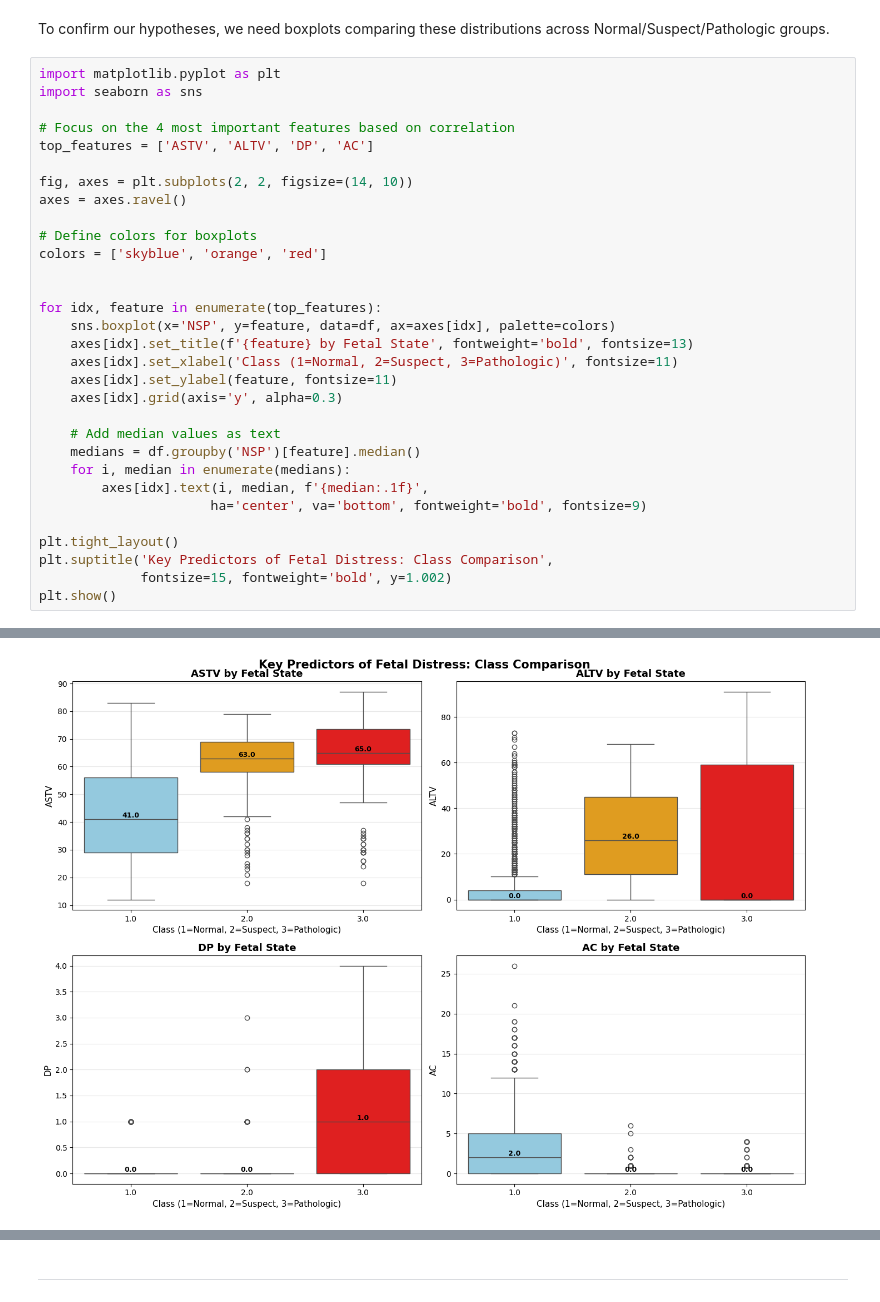
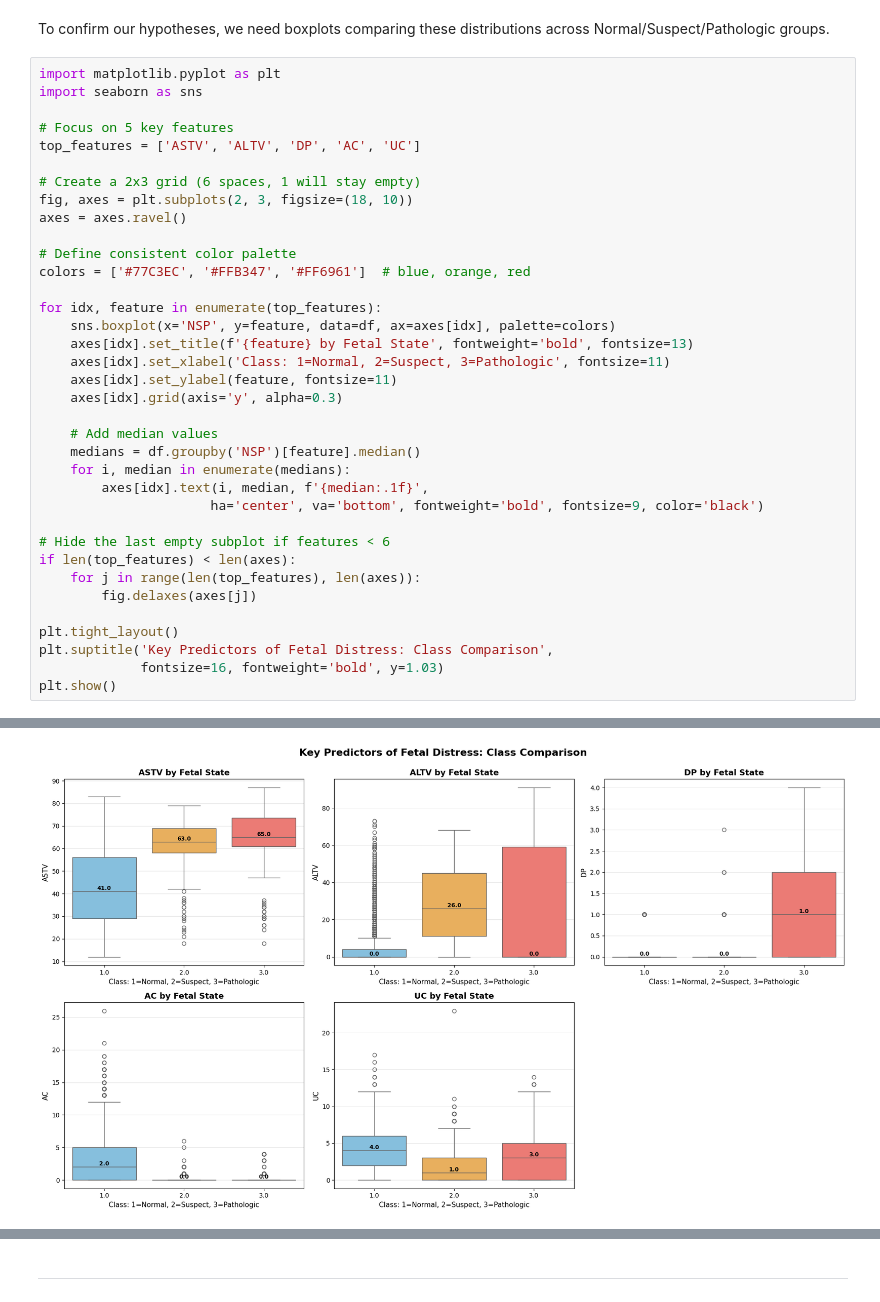
Before and after one commit to ngzhiwei517/Datathon_lifeline_2025, a Jupyter notebook: Datathon.ipynb, the cells around one changed output, grey strips where cells are left out. Saved outputs shown, nothing was run; the diff lists cells and outputs as text.

```diff
--- a/Datathon.ipynb
+++ b/Datathon.ipynb
@@ -837,32 +837,37 @@ To confirm our hypotheses, we need boxplots comparing these distributions across
 import matplotlib.pyplot as plt
 import seaborn as sns
 
-# Focus on the 4 most important features based on correlation
-top_features = ['ASTV', 'ALTV', 'DP', 'AC']
+# Focus on 5 key features
+top_features = ['ASTV', 'ALTV', 'DP', 'AC', 'UC']
 
-fig, axes = plt.subplots(2, 2, figsize=(14, 10))
+# Create a 2x3 grid (6 spaces, 1 will stay empty)
+fig, axes = plt.subplots(2, 3, figsize=(18, 10))
 axes = axes.ravel()
 
-# Define colors for boxplots
-colors = ['skyblue', 'orange', 'red']
-
+# Define consistent color palette
+colors = ['#77C3EC', '#FFB347', '#FF6961']  # blue, orange, red
 
 for idx, feature in enumerate(top_features):
     sns.boxplot(x='NSP', y=feature, data=df, ax=axes[idx], palette=colors)
     axes[idx].set_title(f'{feature} by Fetal State', fontweight='bold', fontsize=13)
-    axes[idx].set_xlabel('Class (1=Normal, 2=Suspect, 3=Pathologic)', fontsize=11)
+    axes[idx].set_xlabel('Class: 1=Normal, 2=Suspect, 3=Pathologic', fontsize=11)
     axes[idx].set_ylabel(feature, fontsize=11)
     axes[idx].grid(axis='y', alpha=0.3)
 
-    # Add median values as text
+    # Add median values
     medians = df.groupby('NSP')[feature].median()
     for i, median in enumerate(medians):
         axes[idx].text(i, median, f'{median:.1f}',
-                      ha='center', va='bottom', fontweight='bold', fontsize=9)
+                      ha='center', va='bottom', fontweight='bold', fontsize=9, color='black')
+
+# Hide the last empty subplot if features < 6
+if len(top_features) < len(axes):
+    for j in range(len(top_features), len(axes)):
+        fig.delaxes(axes[j])
 
 plt.tight_layout()
 plt.suptitle('Key Predictors of Fetal Distress: Class Comparison',
-             fontsize=15, fontweight='bold', y=1.002)
+             fontsize=16, fontweight='bold', y=1.03)
 plt.show()
 # %% [output]
 Passing `palette` without assigning `hue` is deprecated and will be removed in v0.14.0. Assign the `x` variable to `hue` and set `legend=False` for the same effect.
@@ -883,4 +892,4 @@ Passing `palette` without assigning `hue` is deprecated and will be removed in v
-[figure, old version]
+[figure, new version]
 # %% [markdown]
 1. ASTV (Abnormal Short-Term Variability)
 
```
Also changed, not shown: parts of 4 cells of this notebook.
